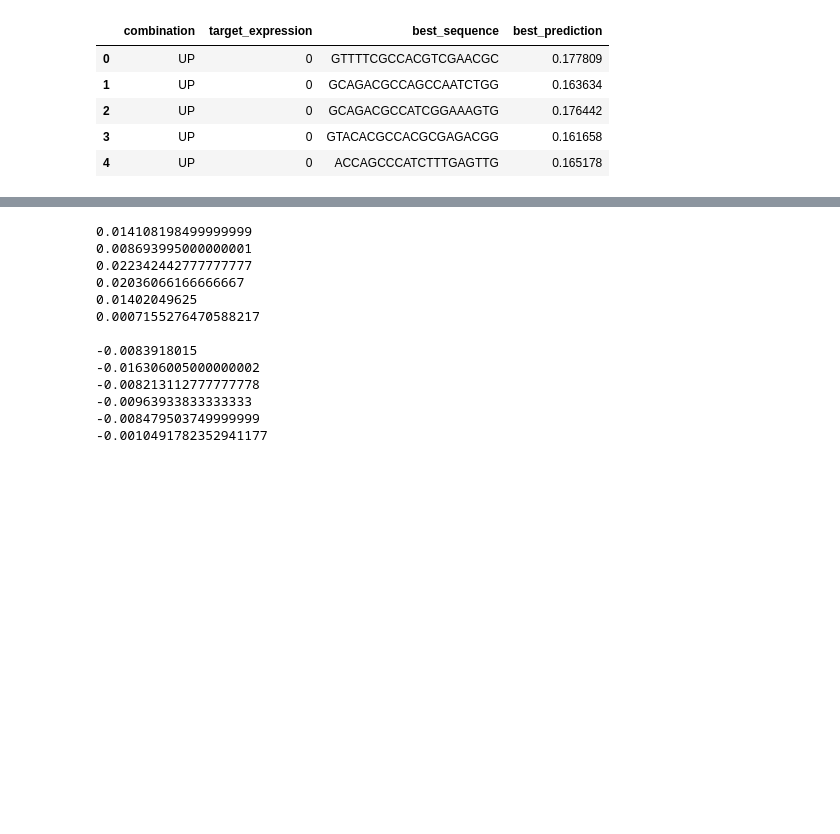
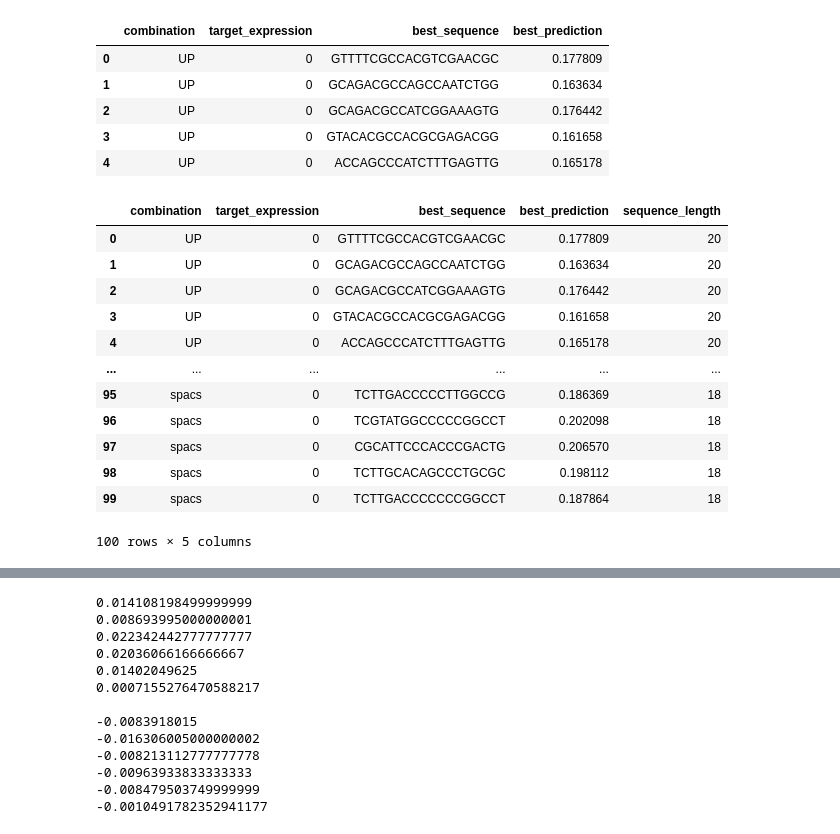
Before and after one commit to Rhys-sg/promoter-sequence-transcription-rates, a Jupyter notebook: v2/Testing GA/GA_params/5_GA_analysis.ipynb, the cells around one changed output, grey strips where cells are left out. Saved outputs shown, nothing was run; the diff lists cells and outputs as text; code cells hidden in the pictures; blank space fills up the shorter version.

```diff
--- a/v2/Testing GA/GA_params/5_GA_analysis.ipynb
+++ b/v2/Testing GA/GA_params/5_GA_analysis.ipynb
@@ -117,6 +117,23 @@ individual_results_df.head()
 individual_results_df.to_csv('individual_results.csv', index=False)
 # %%
 individual_results_df = pd.read_csv('individual_results.csv')
+# %%
+individual_results_df['sequence_length'] = individual_results_df['combination'].apply(lambda x: len(pLac[x]))
+individual_results_df.head()
+# %% [output]
+|  | combination | target_expression | best_sequence | best_prediction | sequence_length |
+| 0 | UP | 0 | GTTTTCGCCACGTCGAACGC | 0.177809 | 20 |
+| 1 | UP | 0 | GCAGACGCCAGCCAATCTGG | 0.163634 | 20 |
+| 2 | UP | 0 | GCAGACGCCATCGGAAAGTG | 0.176442 | 20 |
+| 3 | UP | 0 | GTACACGCCACGCGAGACGG | 0.161658 | 20 |
+| 4 | UP | 0 | ACCAGCCCATCTTTGAGTTG | 0.165178 | 20 |
+| ... | ... | ... | ... | ... | ... |
+| 95 | spacs | 0 | TCTTGACCCCCTTGGCCG | 0.186369 | 18 |
+| 96 | spacs | 0 | TCGTATGGCCCCCGGCCT | 0.202098 | 18 |
+| 97 | spacs | 0 | CGCATTCCCACCCGACTG | 0.206570 | 18 |
+| 98 | spacs | 0 | TCTTGCACAGCCCTGCGC | 0.198112 | 18 |
+| 99 | spacs | 0 | TCTTGACCCCCCCGGCCT | 0.187864 | 18 |
+100 rows × 5 columns
 # %%
 order = ['UP', 'h35', 'spacs', 'h10', 'disc', 'ITR']
 average_individual_results = individual_results_df.groupby(['combination', 'target_expression'])['best_prediction'].mean().reset_index()
```
Also changed, not shown: parts of 4 cells of this notebook, 25 other files.
